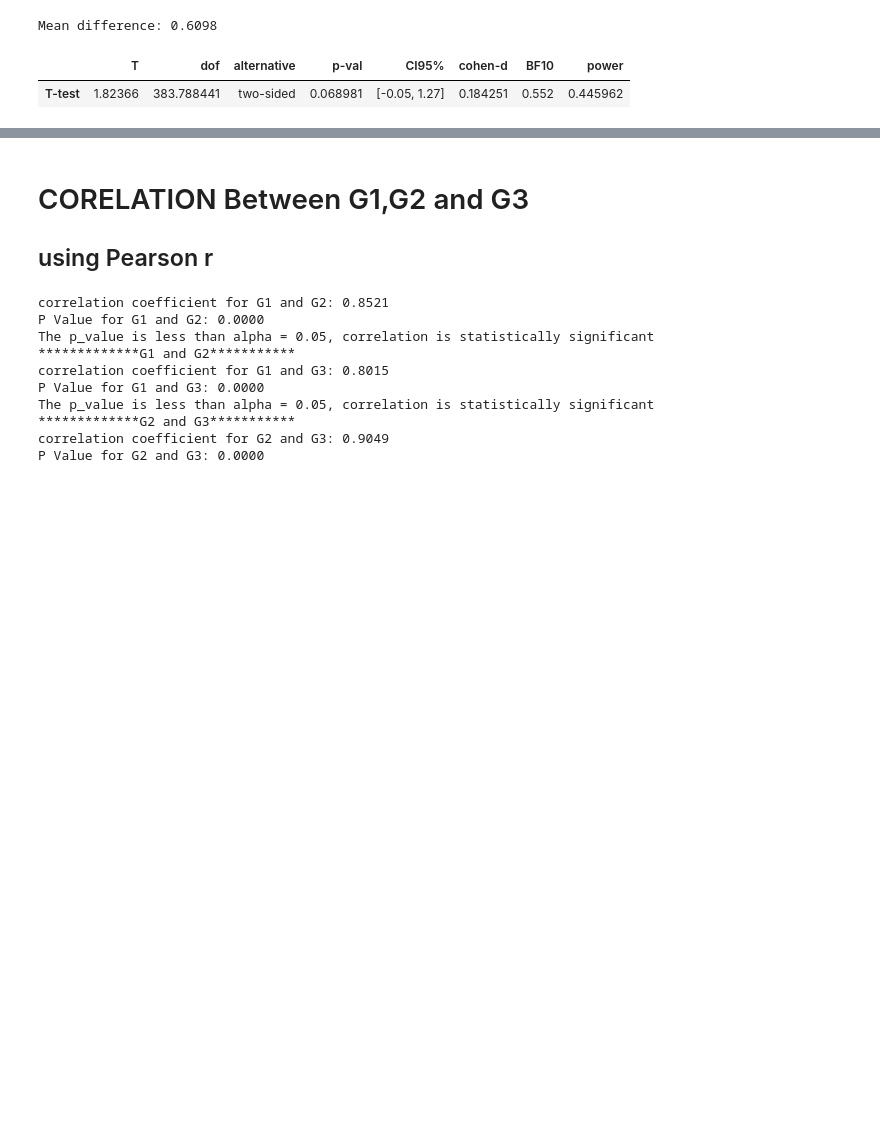
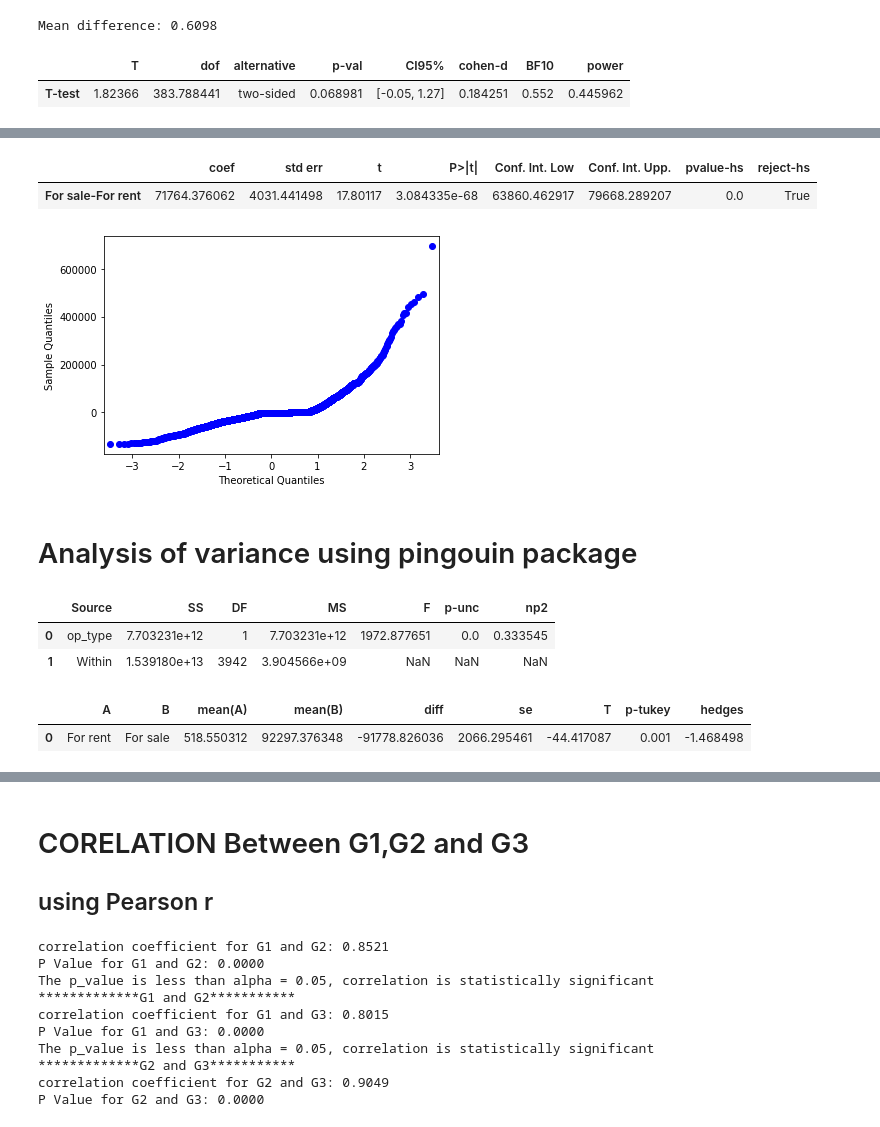
Before and after one commit to sandramwende/Statistics-in-python, a Jupyter notebook: statistics with python.ipynb, the cells around one changed output, grey strips where cells are left out. Saved outputs shown, nothing was run; the diff lists cells and outputs as text; code cells hidden in the pictures; blank space fills up the shorter version.

```diff
--- a/statistics with python.ipynb
+++ b/statistics with python.ipynb
@@ -4,6 +10,7 @@ import pandas as pd
 # %%
 Students_data = pd.read_excel('studentdemo.xlsx')
 paired_data = pd.read_csv('pairdtestdata.csv')
+real_estate = pd.read_csv('real_estate_clean.csv')
 # %%
 Students_data.head()
 # %% [output]
@@ -27,0 +73,4 @@ Students_data.describe()
+# %%
+real_estate.op_type.replace('Other', 'For rent', inplace=True)
+real_estate.op_type.replace('Change', 'For rent', inplace=True)
+real_estate.op_type.value_counts()
@@ -333,0 +512,5 @@ Mean difference: 0.6098
+# %%
+model = ols('price ~ op_type+house_type + op_type:house_type', data = real_estate).fit()
+
+aov_table = sm.stats.anova_lm(model, typ=2)
+aov_table
@@ -333,0 +523,27 @@ Mean difference: 0.6098
+# %%
+pair_t = model.t_test_pairwise('op_type')
+pair_t.result_frame
+# %% [output]
+|  | coef | std err | t | P>|t| | Conf. Int. Low | Conf. Int. Upp. | pvalue-hs | reject-hs |
+| For sale-For rent | 71764.376062 | 4031.441498 | 17.80117 | 3.084335e-68 | 63860.462917 | 79668.289207 | 0.0 | True |
+# %%
+result = model.resid
+fig = sm.qqplot(result)
+plt.show()
+# %% [output]
+[figure, added]
+# %% [markdown]
+# Analysis of variance using pingouin package
+# %%
+aov = pg.anova(data=real_estate, dv='price', between='op_type', detailed=True)
+aov
+# %% [output]
+|  | Source | SS | DF | MS | F | p-unc | np2 |
+| 0 | op_type | 7.703231e+12 | 1 | 7.703231e+12 | 1972.877651 | 0.0 | 0.333545 |
+| 1 | Within | 1.539180e+13 | 3942 | 3.904566e+09 | NaN | NaN | NaN |
+# %%
+pt = pg.pairwise_tukey(data=real_estate, dv='price', between='op_type')
+pt
+# %% [output]
+|  | A | B | mean(A) | mean(B) | diff | se | T | p-tukey | hedges |
+| 0 | For rent | For sale | 518.550312 | 92297.376348 | -91778.826036 | 2066.295461 | -44.417087 | 0.001 | -1.468498 |
```
Also changed, not shown: parts of 31 cells of this notebook, 1 other file.
